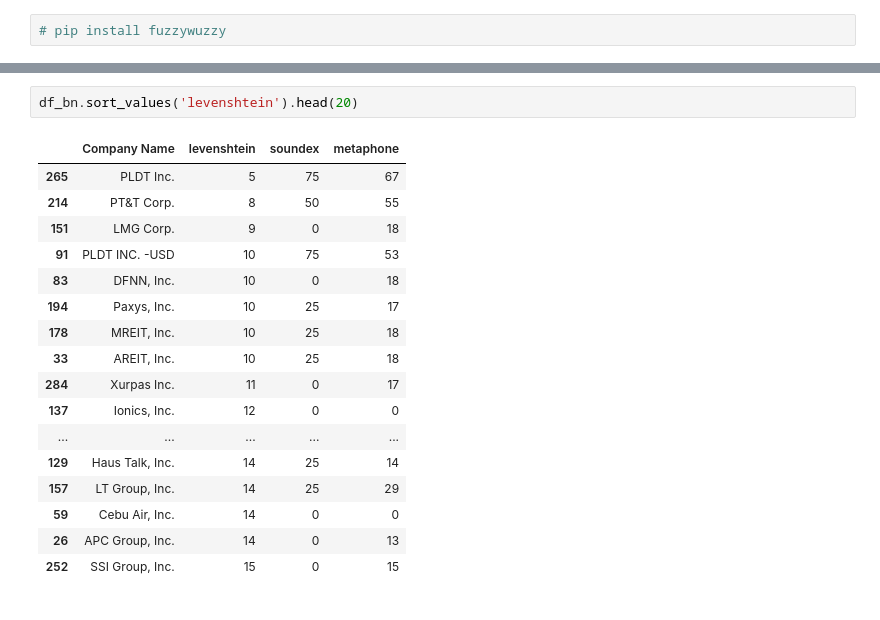
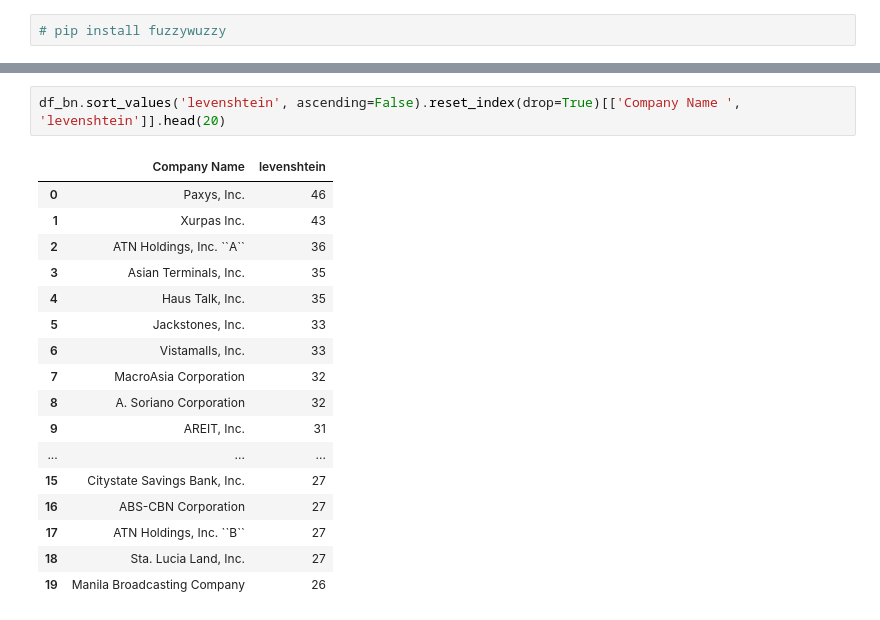
Before and after one commit to redvjames/cair_bnrd_poc, a Jupyter notebook: business_name_checker.ipynb, the cells around one changed output, grey strips where cells are left out. Drawn from its saved outputs; the diff is of its cells as text.

```diff
--- a/business_name_checker.ipynb
+++ b/business_name_checker.ipynb
@@ -69,21 +72,21 @@ df_bn
-# %%
-df_bn.sort_values('levenshtein').head(20)
-# %% [output]
-|  | Company Name | levenshtein | soundex | metaphone |
-| 265 | PLDT Inc. | 5 | 75 | 67 |
-| 214 | PT&T Corp. | 8 | 50 | 55 |
-| 151 | LMG Corp. | 9 | 0 | 18 |
-| 91 | PLDT INC. -USD | 10 | 75 | 53 |
-| 83 | DFNN, Inc. | 10 | 0 | 18 |
-| 194 | Paxys, Inc. | 10 | 25 | 17 |
-| 178 | MREIT, Inc. | 10 | 25 | 18 |
-| 33 | AREIT, Inc. | 10 | 25 | 18 |
-| 284 | Xurpas Inc. | 11 | 0 | 17 |
-| 137 | Ionics, Inc. | 12 | 0 | 0 |
-| ... | ... | ... | ... | ... |
-| 129 | Haus Talk, Inc. | 14 | 25 | 14 |
-| 157 | LT Group, Inc. | 14 | 25 | 29 |
-| 59 | Cebu Air, Inc. | 14 | 0 | 0 |
-| 26 | APC Group, Inc. | 14 | 0 | 13 |
-| 252 | SSI Group, Inc. | 15 | 0 | 15 |
+# %%
+df_bn.sort_values('levenshtein', ascending=False).reset_index(drop=True)[['Company Name ', 'levenshtein']].head(20)
+# %% [output]
+|  | Company Name | levenshtein |
+| 0 | Paxys, Inc. | 46 |
+| 1 | Xurpas Inc. | 43 |
+| 2 | ATN Holdings, Inc. ``A`` | 36 |
+| 3 | Asian Terminals, Inc. | 35 |
+| 4 | Haus Talk, Inc. | 35 |
+| 5 | Jackstones, Inc. | 33 |
+| 6 | Vistamalls, Inc. | 33 |
+| 7 | MacroAsia Corporation | 32 |
+| 8 | A. Soriano Corporation | 32 |
+| 9 | AREIT, Inc. | 31 |
+| ... | ... | ... |
+| 15 | Citystate Savings Bank, Inc. | 27 |
+| 16 | ABS-CBN Corporation | 27 |
+| 17 | ATN Holdings, Inc. ``B`` | 27 |
+| 18 | Sta. Lucia Land, Inc. | 27 |
+| 19 | Manila Broadcasting Company | 26 |
 # %%
```
Also changed, not shown: parts of 15 cells of this notebook.
